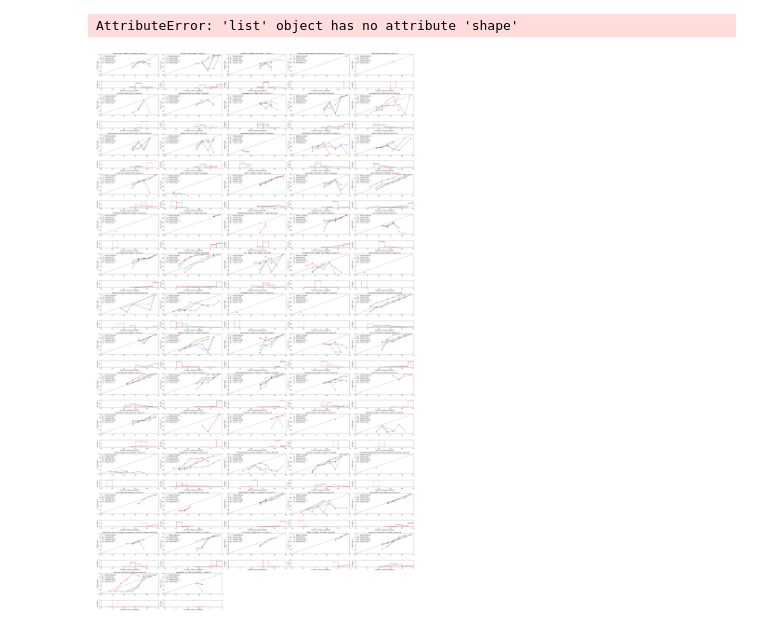
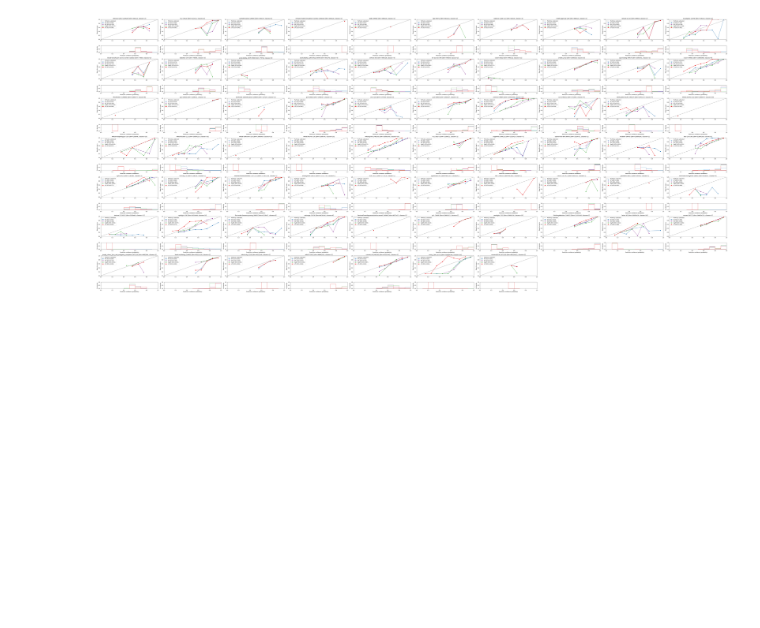
Before and after one commit to rflperry/ProgLearn, a Jupyter notebook: benchmarks/uf_experiments/cc18/ece_plots_cv10.ipynb, the cells around one changed output. Saved outputs shown, nothing was run; the diff lists cells and outputs as text; code cells hidden in the pictures; blank space fills up the shorter version.

```diff
--- a/benchmarks/uf_experiments/cc18/ece_plots_cv10.ipynb
+++ b/benchmarks/uf_experiments/cc18/ece_plots_cv10.ipynb
@@ -68,10 +68,6 @@ color_dict = {
     'SigRF': '#4daf4a',
     'IRF': '#984ea3',
 }
-# %%
-results_dict['RF']
-# %% [output]
-AttributeError: 'list' object has no attribute 'shape'
 # %%
 def _bin_scores_from_fold(y_true, y_proba, n_bins):
     bin_idx = bin_data(y_proba.max(axis=1), n_bins)
@@ -117,8 +113,9 @@ def get_bin_scores(results_dir='./results_cv10/', n_bins=10):
 # %%
 tasks, task_bin_accs, task_eces, task_bin_sizes = get_bin_scores()
 # %%
-n_rows = 14
-n_cols = 5
+n_rows = 7
+n_cols = 10
+plt.rcParams['figure.facecolor'] = 'white'
 fig = plt.figure(figsize=(8*n_cols, 5*n_rows))
 
 samples_sizes = sorted(
@@ -158,31 +155,31 @@ for rc, (idx, _) in enumerate(samples_sizes):
 #             bin_centers, accs, width=0.1, label=f'{clf} (ECE={eces[i]:.3f})', ec=color_dict[clf], fill=False
 #         )
 
         sizes = bin_sizes[i]
         ax2.bar(
             bin_centers[sizes > 0],
             sizes[sizes > 0] / np.sum(sizes),
             width=0.1,
             alpha=1,
             label=clf,
             fill=False,
             ec=color_dict[clf])
 
     ax1.set_ylabel("Mean Accuracy")
     ax1.set_ylim([0, 1])
     ax1.set_xlim([0, 1])
     ax2.set_yticks([0, 0.2, 0.4, 0.6, 0.8, 1])
     ax1.legend(loc="upper left")
     ax1.set_title(f'{task_name} ({task_id}) [dim={n_samples}x{n_features}, classes={n_classes}]')
 
     ax2.set_xlabel("Prediction confidence (probability)")
     ax2.set_ylim([-0.05, 1])
     ax2.set_xlim([0, 1])
     ax2.set_yticks([0, 0.5, 1])
     ax2.set_ylabel("Bin density")
 
 plt.tight_layout()
 plt.savefig('./figures/ece_density_plots_cv10.pdf', dpi=300)
 plt.show()
 # %% [output]
-[figure, old version]
+[figure, new version]
```
Also changed, not shown: 6 other files.
